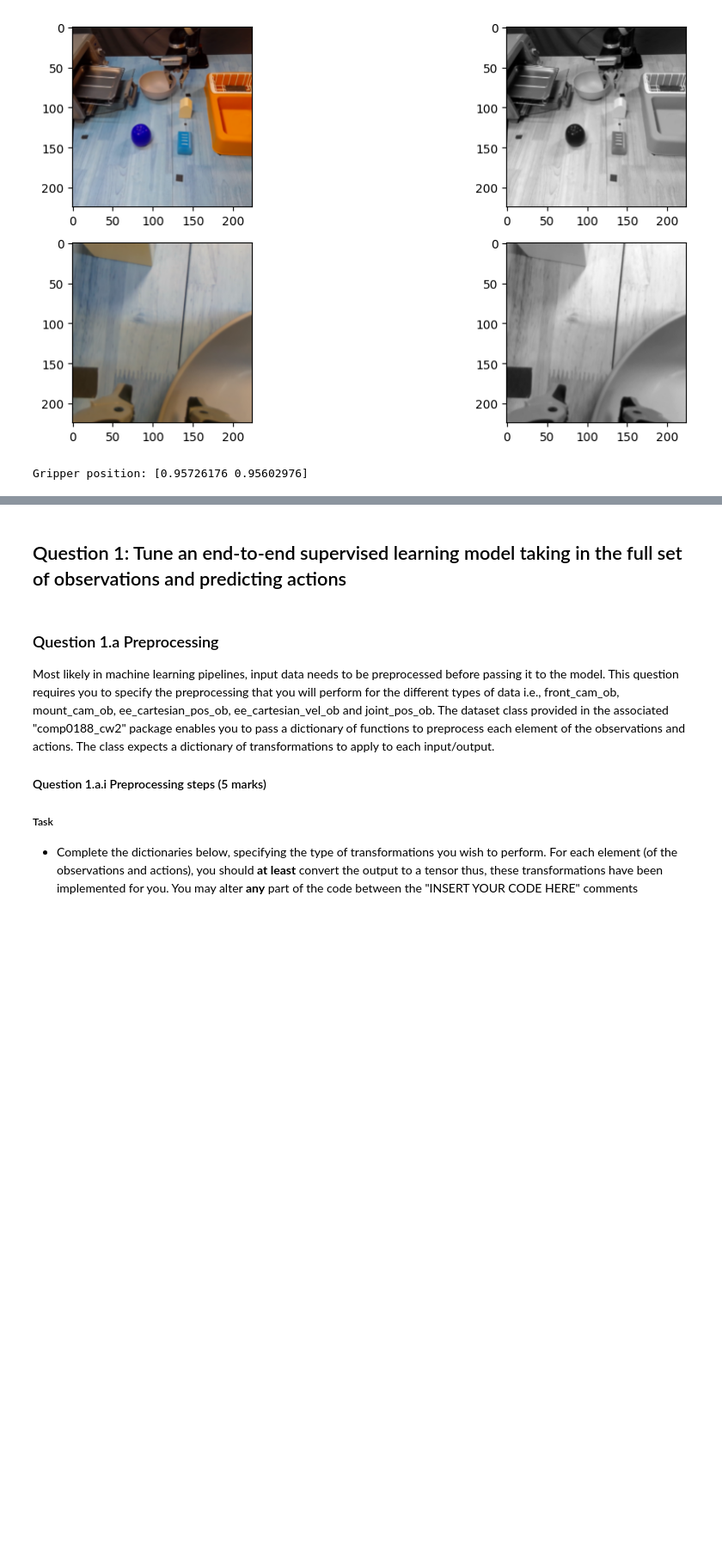
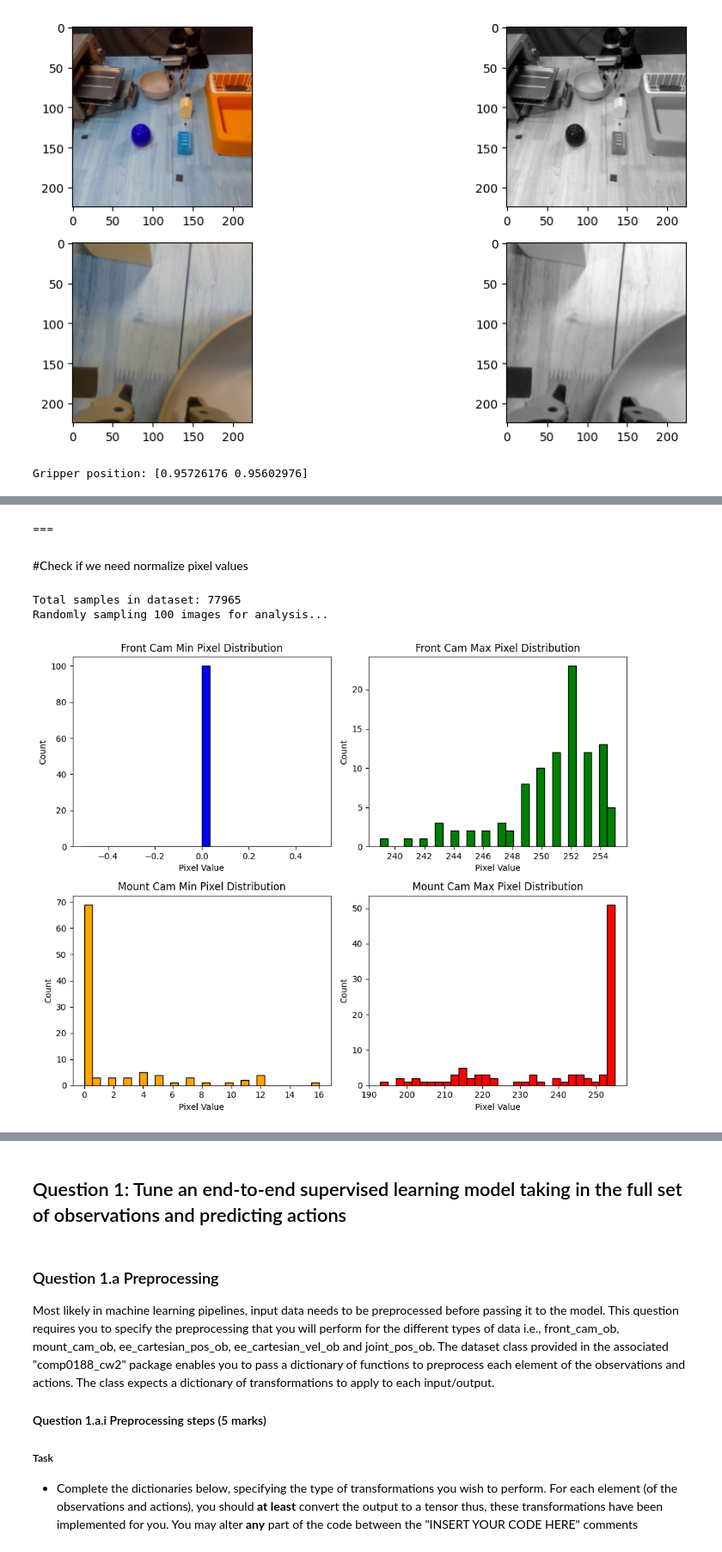
Before and after one commit to YuZhengYYDS/RoboticBehaviouralCloning, a Jupyter notebook: Cw2_upload/Cw2_upload/CW2_Questions_105_marks_QUESTIONS.ipynb, the cells around one changed output, grey strips where cells are left out. Shown at 86% size. Drawn from its saved outputs; the diff is of its cells as text; code cells hidden in the pictures; blank space fills up the shorter version.

```diff
--- a/Cw2_upload/Cw2_upload/CW2_Questions_105_marks_QUESTIONS.ipynb
+++ b/Cw2_upload/Cw2_upload/CW2_Questions_105_marks_QUESTIONS.ipynb
@@ -225,0 +353,67 @@ Gripper position: [0.95726176 0.95602976]
+# %% [markdown]
+===
+# %% [markdown]
+#Check if we need normalize pixel values
+# %%
+import matplotlib.pyplot as plt
+
+NUM_SAMPLES = 100  # Number of samples to consider
+np.random.seed(66)  # For reproducibility
+
+with h5py.File(FILE_PATH, 'r') as h5_file:
+    total_samples = len(h5_file["front_cam_ob"])
+    print(f"Total samples in dataset: {total_samples}")
+
+    # Randomly select indices
+    random_indices = np.random.choice(total_samples, NUM_SAMPLES, replace=False)
+    print(f"Randomly sampling {NUM_SAMPLES} images for analysis...\n")
+
+    front_min_vals = []
+    front_max_vals = []
+    mount_min_vals = []
+    mount_max_vals = []
+
+    # Collect min and max values for the sampled images
+    for idx in tqdm(random_indices, desc="Checking pixel ranges"):
+        front_img = h5_file["front_cam_ob"][idx]
+        mount_img = h5_file["mount_cam_ob"][idx]
+
+        # Record min and max pixel values for front camera images
+        front_min_vals.append(front_img.min())
+        front_max_vals.append(front_img.max())
+
+        # Record min and max pixel values for mount camera images
+        mount_min_vals.append(mount_img.min())
+        mount_max_vals.append(mount_img.max())
+
+# Plot histograms of the min and max distributions
+fig, axs = plt.subplots(2, 2, figsize=(10, 8))
+
+# Front cam distributions
+axs[0, 0].hist(front_min_vals, bins=30, color='blue', edgecolor='black')
+axs[0, 0].set_title('Front Cam Min Pixel Distribution')
+axs[0, 0].set_xlabel('Pixel Value')
+axs[0, 0].set_ylabel('Count')
+
+axs[0, 1].hist(front_max_vals, bins=30, color='green', edgecolor='black')
+axs[0, 1].set_title('Front Cam Max Pixel Distribution')
+axs[0, 1].set_xlabel('Pixel Value')
+axs[0, 1].set_ylabel('Count')
+
+# Mount cam distributions
+axs[1, 0].hist(mount_min_vals, bins=30, color='orange', edgecolor='black')
+axs[1, 0].set_title('Mount Cam Min Pixel Distribution')
+axs[1, 0].set_xlabel('Pixel Value')
+axs[1, 0].set_ylabel('Count')
+
+axs[1, 1].hist(mount_max_vals, bins=30, color='red', edgecolor='black')
+axs[1, 1].set_title('Mount Cam Max Pixel Distribution')
+axs[1, 1].set_xlabel('Pixel Value')
+axs[1, 1].set_ylabel('Count')
+
+plt.tight_layout()
+plt.show()
+# %% [output]
+Total samples in dataset: 77965
+Randomly sampling 100 images for analysis...
+[figure, added]
```
Also changed, not shown: parts of 9 cells of this notebook.
